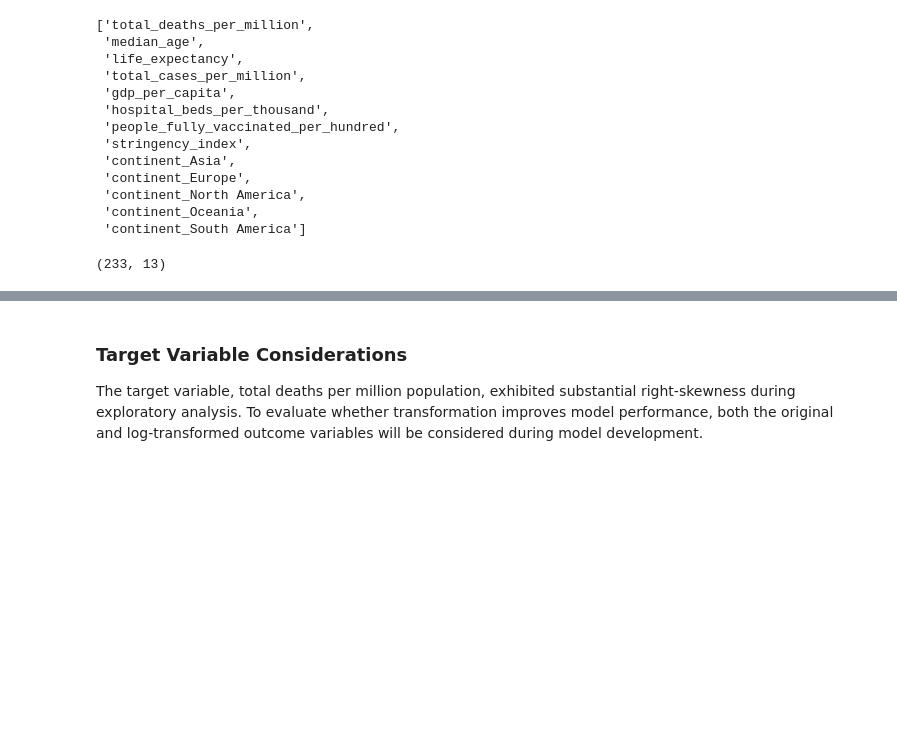
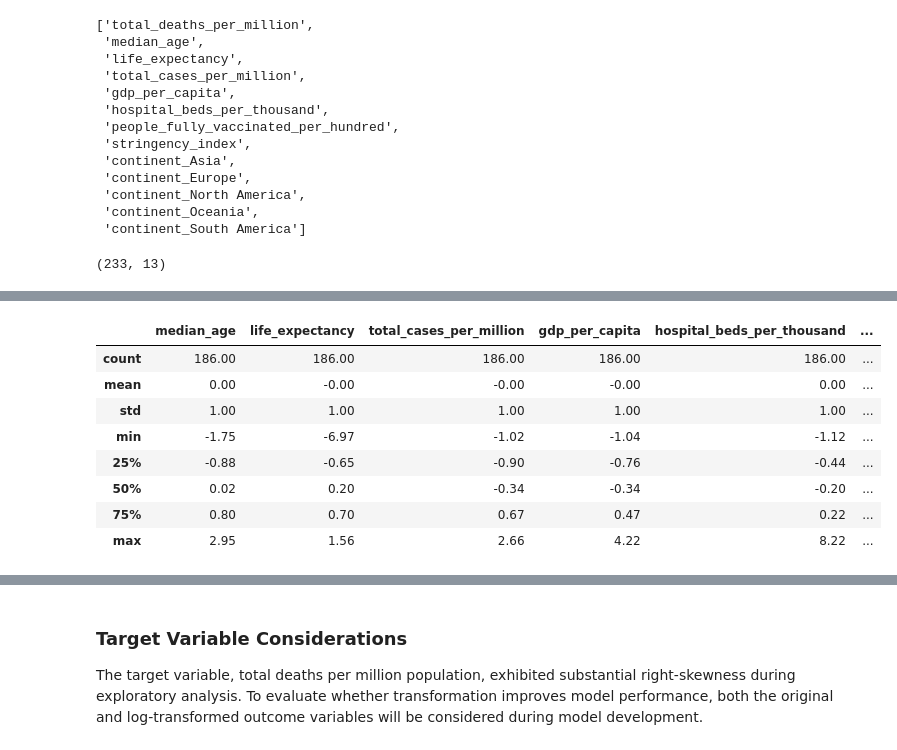
Before and after one commit to darylm910/CovidOWID_Cap2, a Jupyter notebook: notebooks/Covid_Preprocessing_and_Training_Data_Development.ipynb, the cells around one changed output, grey strips where cells are left out. Saved outputs shown, nothing was run; the diff lists cells and outputs as text; code cells hidden in the pictures; blank space fills up the shorter version.

Commit message:
Complete preprocessing and training data development

```diff
--- a/notebooks/Covid_Preprocessing_and_Training_Data_Development.ipynb
+++ b/notebooks/Covid_Preprocessing_and_Training_Data_Development.ipynb
@@ -228,0 +237,45 @@ model_data_encoded.shape
+# %%
+X = model_data_encoded.drop(
+    columns=["total_deaths_per_million"]
+)
+
+y = model_data_encoded["total_deaths_per_million"]
+# %%
+X_train, X_test, y_train, y_test = train_test_split(
+    X,
+    y,
+    test_size=0.2,
+    random_state=47
+)
+# %%
+numeric_cols = [
+    "median_age",
+    "life_expectancy",
+    "total_cases_per_million",
+    "gdp_per_capita",
+    "hospital_beds_per_thousand",
+    "people_fully_vaccinated_per_hundred",
+    "stringency_index"
+]
+# %%
+scaler = StandardScaler()
+
+X_train[numeric_cols] = scaler.fit_transform(
+    X_train[numeric_cols]
+)
+
+X_test[numeric_cols] = scaler.transform(
+    X_test[numeric_cols]
+)
+# %%
+X_train[numeric_cols].describe().round(2)
+# %% [output]
+|  | median_age | life_expectancy | total_cases_per_million | gdp_per_capita | hospital_beds_per_thousand | ... |
+| count | 186.00 | 186.00 | 186.00 | 186.00 | 186.00 | ... |
+| mean | 0.00 | -0.00 | -0.00 | -0.00 | 0.00 | ... |
+| std | 1.00 | 1.00 | 1.00 | 1.00 | 1.00 | ... |
+| min | -1.75 | -6.97 | -1.02 | -1.04 | -1.12 | ... |
+| 25% | -0.88 | -0.65 | -0.90 | -0.76 | -0.44 | ... |
+| 50% | 0.02 | 0.20 | -0.34 | -0.34 | -0.20 | ... |
+| 75% | 0.80 | 0.70 | 0.67 | 0.47 | 0.22 | ... |
+| max | 2.95 | 1.56 | 2.66 | 4.22 | 8.22 | ... |
```
Also changed, not shown: parts of 6 cells of this notebook.
